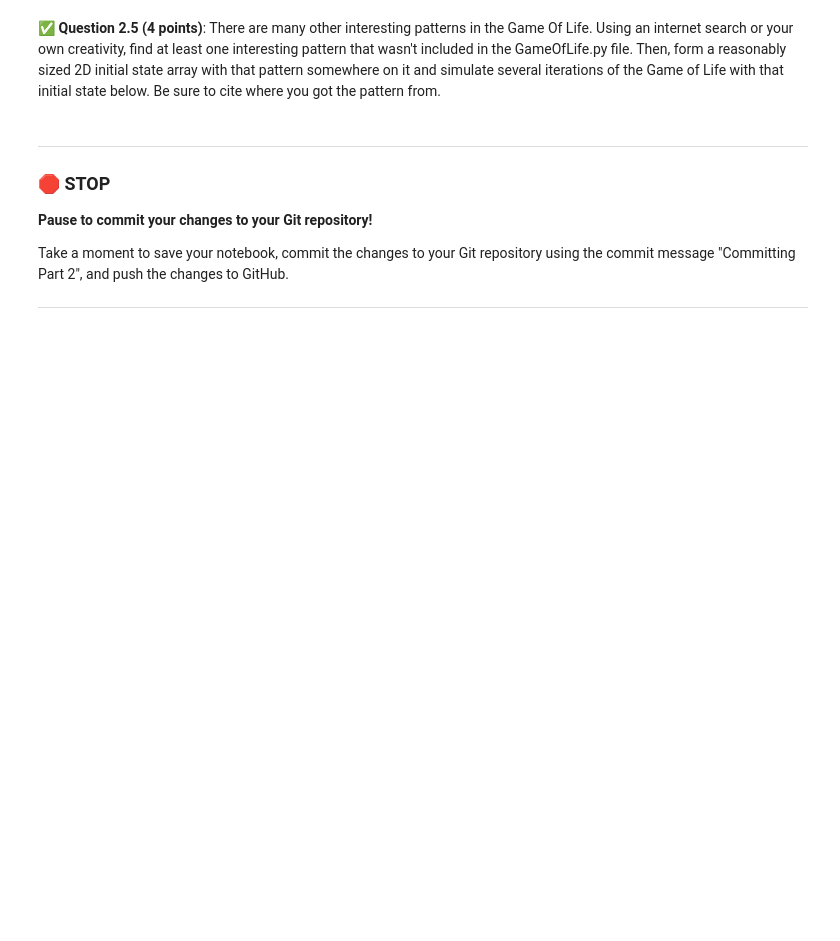
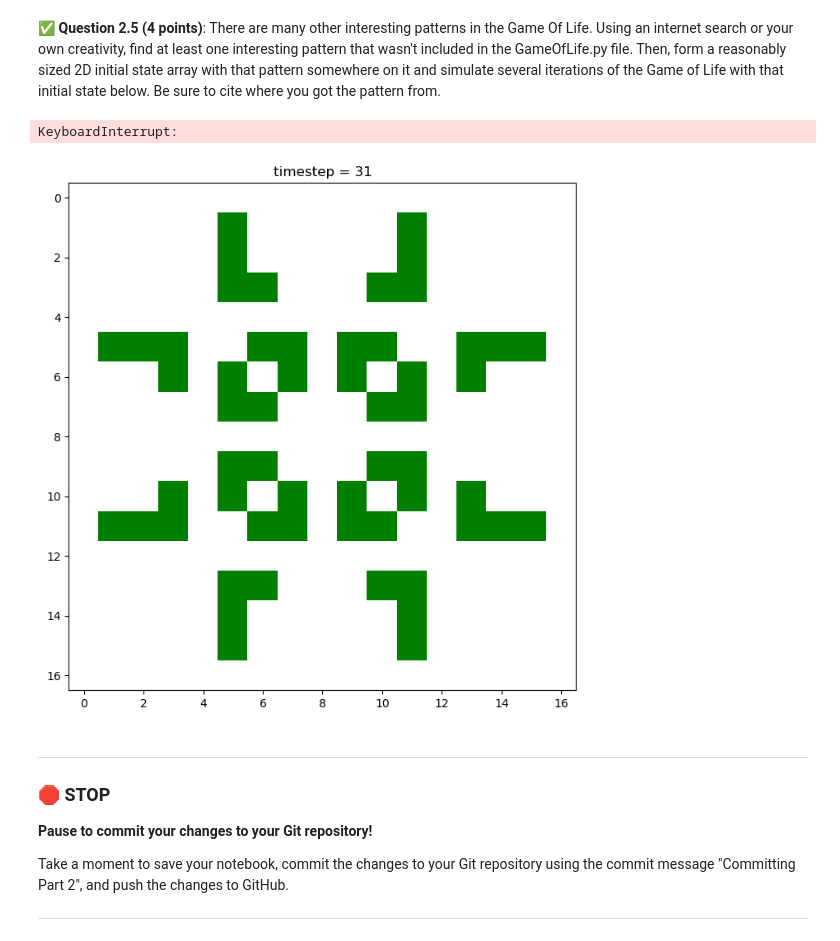
Before and after one commit to barry-huu/CMSE202-s24-turnin, a Jupyter notebook: hw-02/HW-02_ABMandGraphTheory-STUDENT.ipynb, the cells around one changed output. Cells and saved outputs as stored; diff of their text form; code cells hidden in the pictures; blank space fills up the shorter version.

```diff
--- a/hw-02/HW-02_ABMandGraphTheory-STUDENT.ipynb
+++ b/hw-02/HW-02_ABMandGraphTheory-STUDENT.ipynb
@@ -280,3 +313,32 @@ Some tips:
+# %%
+# Put your code for Question 2.5 here
+
+#found this pattern from https://github.com/ljvmiranda921/seagull/blob/master/seagull/lifeforms/oscillators.py
+def add_pulsar(grid,row,col,dir):
+
+    grid = np.zeros((17, 17))
+    grid[2, 4:7] = 1
+    grid[4:7, 7] = 1
+    grid += grid.T
+    grid += grid[:, ::-1]
+    grid += grid[::-1, :]
+    return grid
+
+initial_state = np.zeros((60,60))
+initial_state = add_pulsar(initial_state, 30, 30, 'N')
+
+game = GameOfLife(initial_state)
+
+fig, ax = plt.subplots(figsize=(8,8)) # change figsize if needed
+
+game.draw(fig)
+
+for i in range(100):
+    game.update()
+    game.draw(fig)
+# %% [output]
+KeyboardInterrupt:
+[figure, added]
 # %% [markdown]
 ---
 ### &#128721; STOP
```
Also changed, not shown: parts of 13 cells of this notebook.
